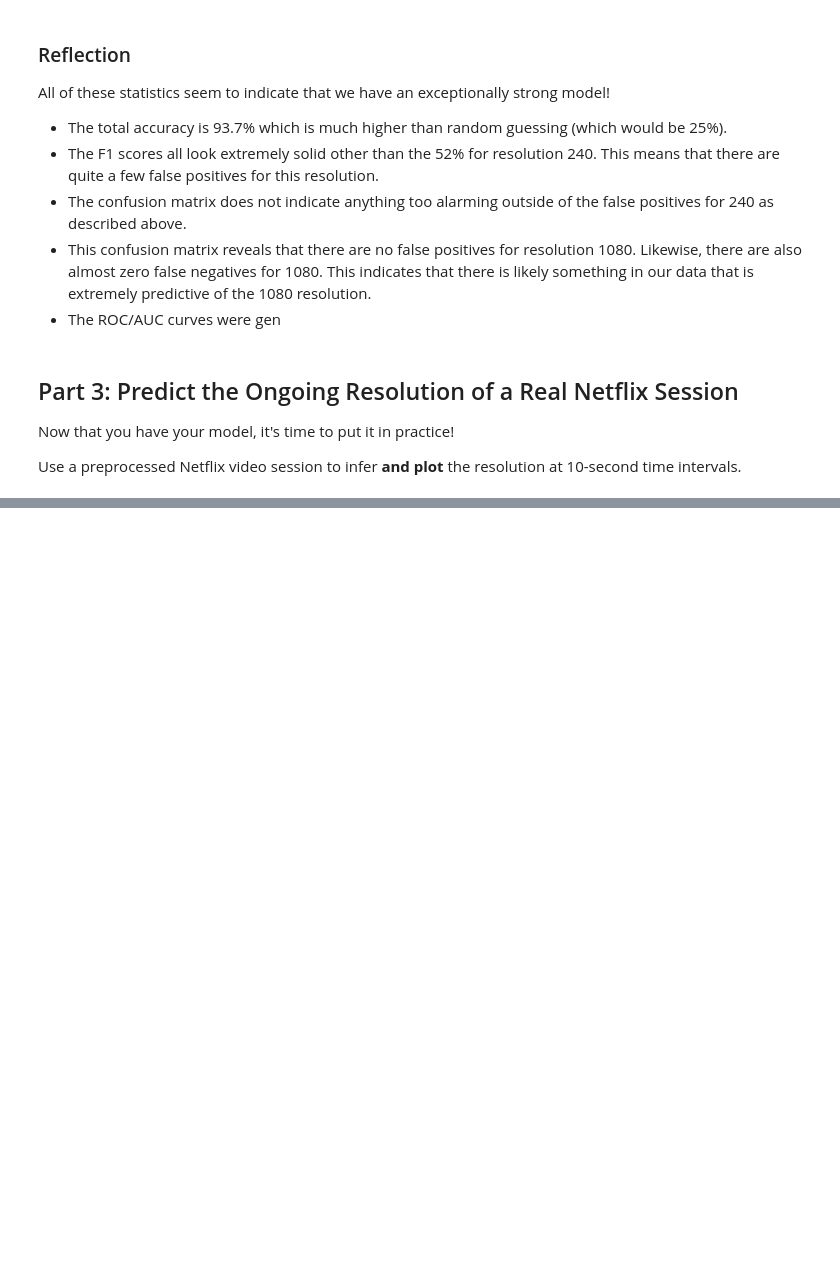
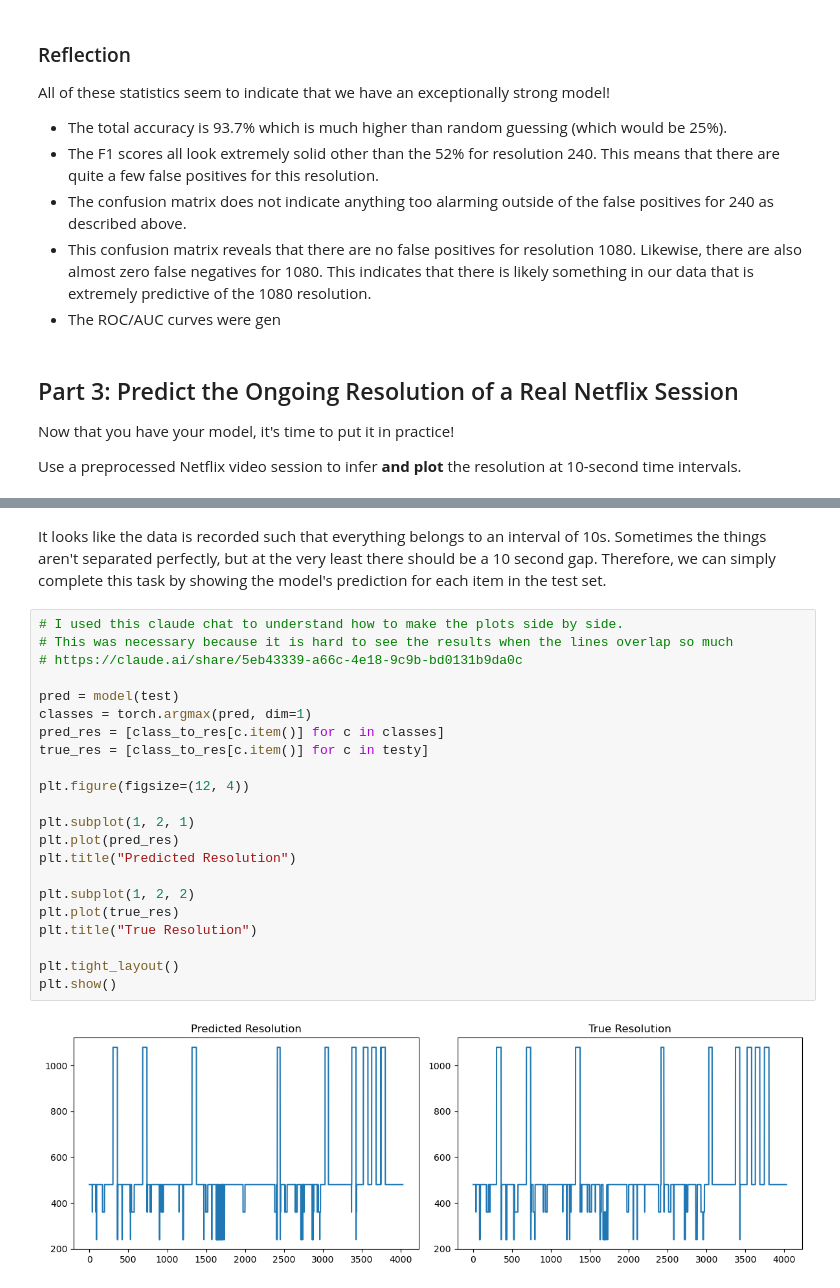
Before and after one commit to noise-course/video-quality-of-experience-zroe1, a Jupyter notebook: 1-Video-Quality-Inference.ipynb, the cells around one changed output, grey strips where cells are left out. Saved outputs shown, nothing was run; the diff lists cells and outputs as text; blank space fills up the shorter version.

```diff
--- a/1-Video-Quality-Inference.ipynb
+++ b/1-Video-Quality-Inference.ipynb
@@ -1093,0 +1095,26 @@ but Gdown can't. Please check connections and permissions.
+# %% [markdown]
+It looks like the data is recorded such that everything belongs to an interval of 10s. Sometimes the things aren't separated perfectly, but at the very least there should be a 10 second gap. Therefore, we can simply complete this task by showing the model's prediction for each item in the test set.
+# %%
+# I used this claude chat to understand how to make the plots side by side.
+# This was necessary because it is hard to see the results when the lines overlap so much
+# https://claude.ai/share/5eb43339-a66c-4e18-9c9b-bd0131b9da0c
+
+pred = model(test)
+classes = torch.argmax(pred, dim=1)
+pred_res = [class_to_res[c.item()] for c in classes]
+true_res = [class_to_res[c.item()] for c in testy]
+
+plt.figure(figsize=(12, 4))
+
+plt.subplot(1, 2, 1)
+plt.plot(pred_res)
+plt.title("Predicted Resolution")
+
+plt.subplot(1, 2, 2)
+plt.plot(true_res)
+plt.title("True Resolution")
+
+plt.tight_layout()
+plt.show()
+# %% [output]
+[figure, added]
```
Also changed, not shown: parts of 5 cells of this notebook.
